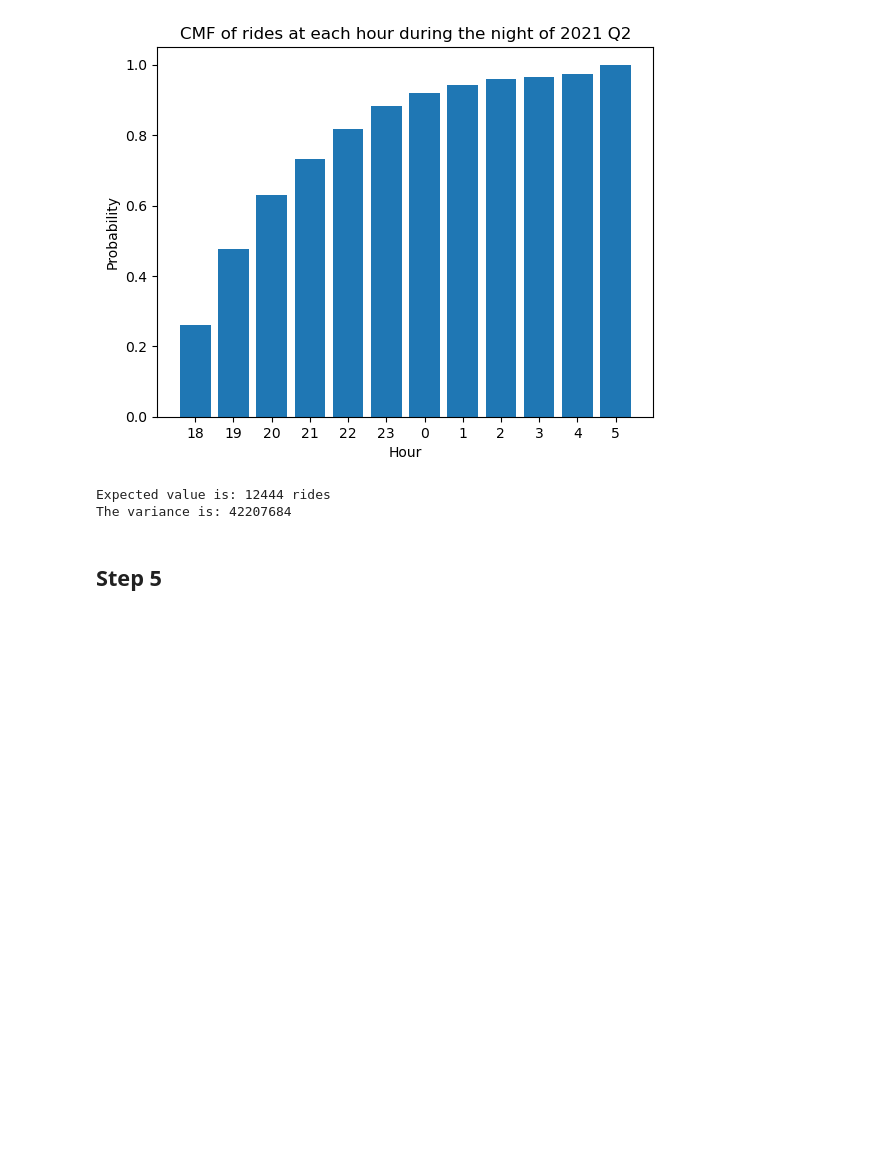
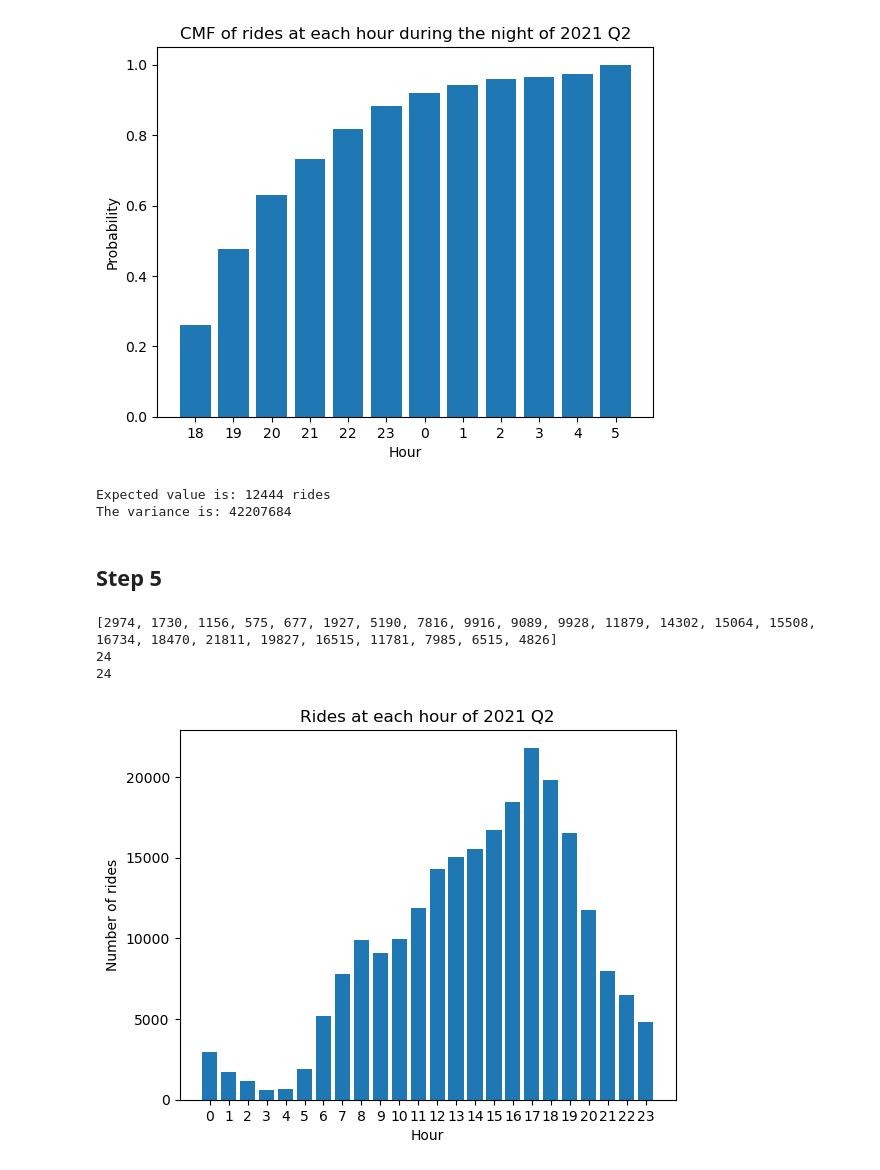
Before and after one commit to MiguelAcostaDelVecchio/RandomProcesses, a Jupyter notebook: Week6/Project1/MiguelProject1.ipynb, the cells around one changed output. Saved outputs shown, nothing was run; the diff lists cells and outputs as text; code cells hidden in the pictures; blank space fills up the shorter version.

```diff
--- a/Week6/Project1/MiguelProject1.ipynb
+++ b/Week6/Project1/MiguelProject1.ipynb
@@ -322,3 +350,76 @@ Expected value is: 12444 rides
 The variance is: 42207684
 # %% [markdown]
 ## Step 5
+# %%
+ridesPerHour = [0,0,0,0,0,0,0,0,0,0,0,0,0,0,0,0,0,0,0,0,0,0,0,0]
+hoursList = ["0", "1", "2", "3", "4", "5", "6", "7", "8", "9",
+             "10", "11", "12", "13", "14", "15", "16", "17",
+             "18", "19", "20", "21", "22", "23"]
+
+
+# This for loop will give me a new array with only rides at night
+for i in range(0,len(startTime)):
+    if startTime[i][-5] == " " and int(startTime[i][-4]) == 0:
+        ridesPerHour[0] += 1
+    elif startTime[i][-5] == " " and int(startTime[i][-4]) == 1:
+        ridesPerHour[1] += 1
+    elif startTime[i][-5] == " " and int(startTime[i][-4]) == 2:
+        ridesPerHour[2] += 1
+    elif startTime[i][-5] == " " and int(startTime[i][-4]) == 3:
+        ridesPerHour[3] += 1
+    elif startTime[i][-5] == " " and int(startTime[i][-4]) == 4:
+        ridesPerHour[4] += 1
+    elif startTime[i][-5] == " " and int(startTime[i][-4]) == 5:
+        ridesPerHour[5] += 1
+    elif startTime[i][-5] == " " and int(startTime[i][-4]) == 6:
+        ridesPerHour[6] += 1
+    elif startTime[i][-5] == " " and int(startTime[i][-4]) == 7:
+        ridesPerHour[7] += 1
+    elif startTime[i][-5] == " " and int(startTime[i][-4]) == 8:
+        ridesPerHour[8] += 1
+    elif startTime[i][-5] == " " and int(startTime[i][-4]) == 9:
+        ridesPerHour[9] += 1
+    elif startTime[i][-5] != " " and int(startTime[i][-5:-3]) == 10:
+        ridesPerHour[10] += 1
+    elif startTime[i][-5] != " " and int(startTime[i][-5:-3]) == 11:
+        ridesPerHour[11] += 1
+    elif startTime[i][-5] != " " and int(startTime[i][-5:-3]) == 12:
+        ridesPerHour[12] += 1
+    elif startTime[i][-5] != " " and int(startTime[i][-5:-3]) == 13:
+        ridesPerHour[13] += 1
+    elif startTime[i][-5] != " " and int(startTime[i][-5:-3]) == 14:
+        ridesPerHour[14] += 1
+    elif startTime[i][-5] != " " and int(startTime[i][-5:-3]) == 15:
+        ridesPerHour[15] += 1
+    elif startTime[i][-5] != " " and int(startTime[i][-5:-3]) == 16:
+        ridesPerHour[16] += 1
+    elif startTime[i][-5] != " " and int(startTime[i][-5:-3]) == 17:
+        ridesPerHour[17] += 1
+    elif startTime[i][-5] != " " and int(startTime[i][-5:-3]) == 18:
+        ridesPerHour[18] += 1
+    elif startTime[i][-5] != " " and int(startTime[i][-5:-3]) == 19:
+        ridesPerHour[19] += 1
+    elif startTime[i][-5] != " " and int(startTime[i][-5:-3]) == 20:
+        ridesPerHour[20] += 1
+    elif startTime[i][-5] != " " and int(startTime[i][-5:-3]) == 21:
+        ridesPerHour[21] += 1
+    elif startTime[i][-5] != " " and int(startTime[i][-5:-3]) == 22:
+        ridesPerHour[22] += 1
+    elif startTime[i][-5] != " " and int(startTime[i][-5:-3]) == 23:
+        ridesPerHour[23] += 1
+
+print(ridesPerHour)
+print(len(ridesPerHour))
+print(len(hoursList))
+# %% [output]
+[2974, 1730, 1156, 575, 677, 1927, 5190, 7816, 9916, 9089, 9928, 11879, 14302, 15064, 15508, 16734, 18470, 21811, 19827, 16515, 11781, 7985, 6515, 4826]
+24
+24
+# %%
+plt.bar(hoursList, ridesPerHour)
+plt.xlabel('Hour')
+plt.ylabel('Number of rides')
+plt.title('Rides at each hour of 2021 Q2')
+plt.show()
+# %% [output]
+[figure, added]
```
Also changed, not shown: parts of 11 cells of this notebook, 2 other files.
